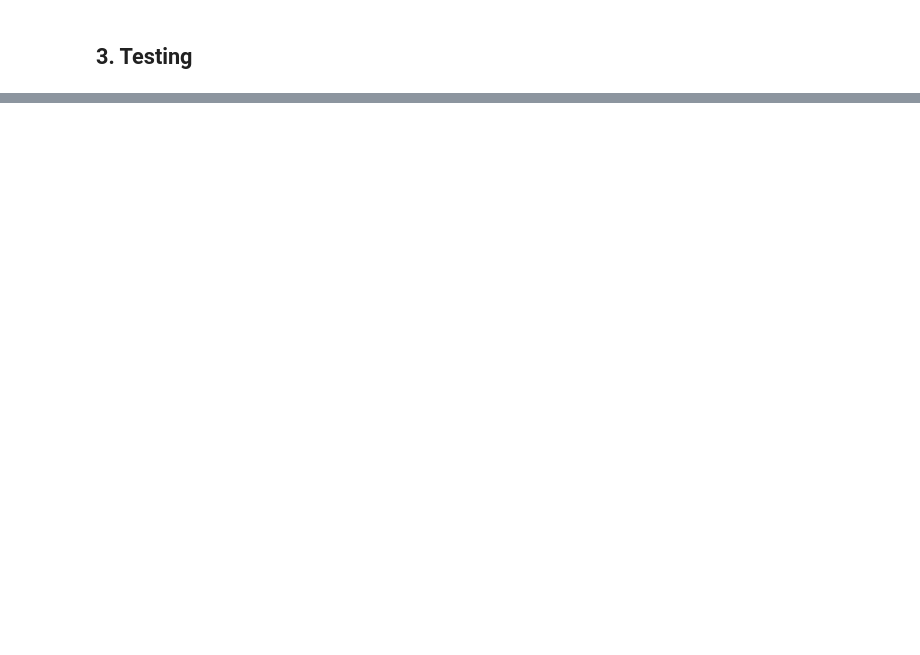
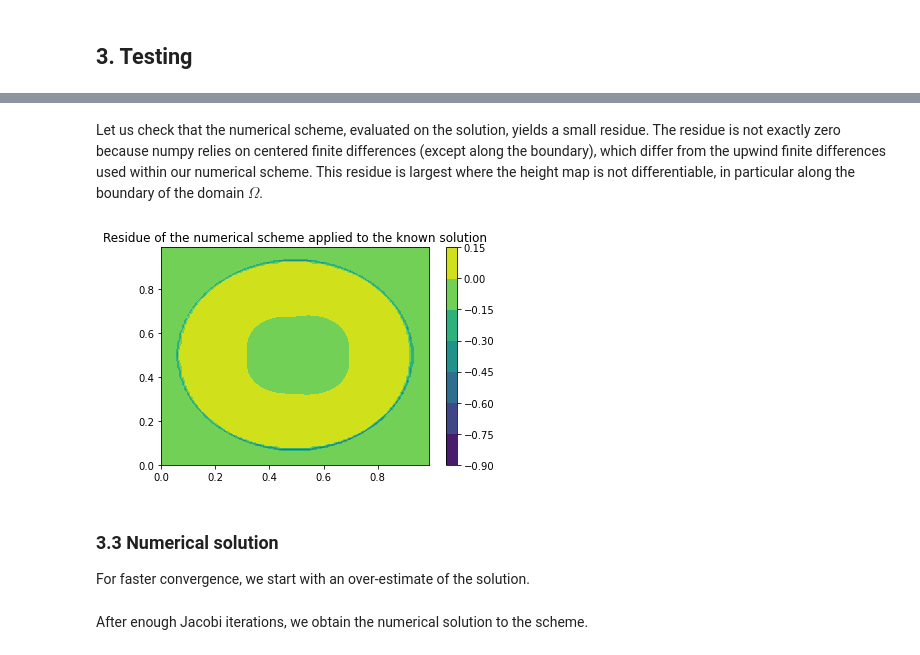
Before and after one commit to gbonnet1/AdaptiveGridDiscretizations, a Jupyter notebook: Notebooks_NonDiv/ShapeFromShading.ipynb, the cells around one changed output, grey strips where cells are left out. Saved outputs shown, nothing was run; the diff lists cells and outputs as text; code cells hidden in the pictures; blank space fills up the shorter version.

```diff
--- a/Notebooks_NonDiv/ShapeFromShading.ipynb
+++ b/Notebooks_NonDiv/ShapeFromShading.ipynb
@@ -306,0 +279,12 @@ U[50,50]
+# %% [markdown]
+Let us check that the numerical scheme, evaluated on the solution, yields a small residue. The residue is not exactly zero because numpy relies on centered finite differences (except along the boundary), which differ from the upwind finite differences used within our numerical scheme. This residue is largest where the height map is not differentiable, in particular along the boundary of the domain $\Omega$.
+# %%
+plt.title("Residue of the numerical scheme applied to the known solution")
+plt.contourf(X,Y,EvalScheme(Intensity,height,height,[alpha,beta,gamma,h]));
+plt.colorbar();
+# %% [output]
+[figure, added]
+# %% [markdown]
+### 3.3 Numerical solution
+
+For faster convergence, we start with an over-estimate of the solution.
@@ -306,0 +294,2 @@ U[50,50]
+# %% [markdown]
+After enough Jacobi iterations, we obtain the numerical solution to the scheme.
```
Also changed, not shown: parts of 54 cells of this notebook.
